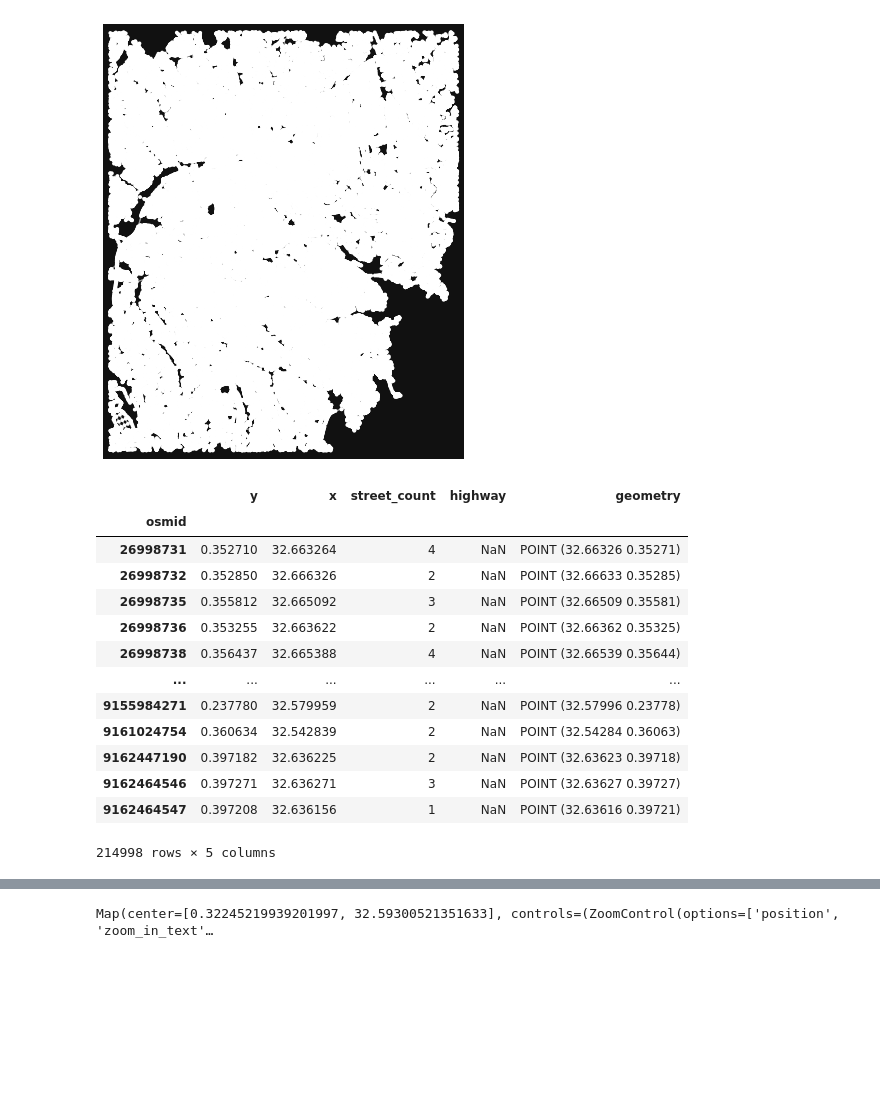
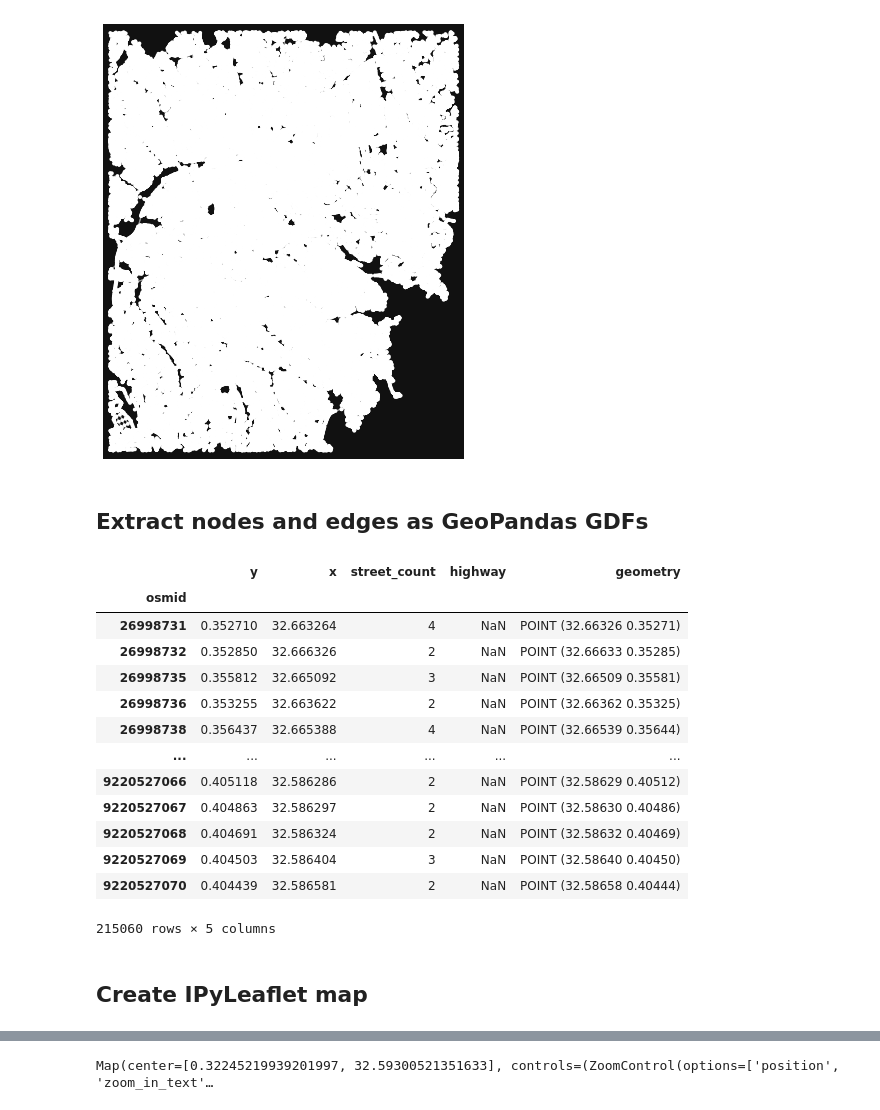
Before and after one commit to PHI-Case-Studies/2021-HELINA-COVID19-OSMNx-Workshop, a Jupyter notebook: NBXX-Appendix04-IPyLeaflet-Interactive-Routing.ipynb, the cells around one changed output, grey strips where cells are left out. Cells and saved outputs as stored; diff of their text form; code cells hidden in the pictures; blank space fills up the shorter version.

```diff
--- a/NBXX-Appendix04-IPyLeaflet-Interactive-Routing.ipynb
+++ b/NBXX-Appendix04-IPyLeaflet-Interactive-Routing.ipynb
@@ -5,28 +29,32 @@ from shapely.geometry import LineString, mapping
 import geopandas as gpd
 from ipyleaflet import *
 # %%
-G = ox.load_graphml('data/g_unprojected.graphml')
-fig, ax = ox.plot_graph(G)
+graph = ox.load_graphml('data/g_unprojected.graphml')
+fig, ax = ox.plot_graph(graph)
 # %% [output]
 [figure]
+# %% [markdown]
+## Extract nodes and edges as GeoPandas GDFs
 # %%
-nodes, edges = ox.graph_to_gdfs(G)
+nodes, edges = ox.graph_to_gdfs(graph)
 nodes
 # %% [output]
 |  | y | x | street_count | highway | geometry |
 | osmid |  |  |  |  |  |
 | 26998731 | 0.352710 | 32.663264 | 4 | NaN | POINT (32.66326 0.35271) |
 | 26998732 | 0.352850 | 32.666326 | 2 | NaN | POINT (32.66633 0.35285) |
 | 26998735 | 0.355812 | 32.665092 | 3 | NaN | POINT (32.66509 0.35581) |
 | 26998736 | 0.353255 | 32.663622 | 2 | NaN | POINT (32.66362 0.35325) |
 | 26998738 | 0.356437 | 32.665388 | 4 | NaN | POINT (32.66539 0.35644) |
 | ... | ... | ... | ... | ... | ... |
-| 9155984271 | 0.237780 | 32.579959 | 2 | NaN | POINT (32.57996 0.23778) |
-| 9161024754 | 0.360634 | 32.542839 | 2 | NaN | POINT (32.54284 0.36063) |
-| 9162447190 | 0.397182 | 32.636225 | 2 | NaN | POINT (32.63623 0.39718) |
-| 9162464546 | 0.397271 | 32.636271 | 3 | NaN | POINT (32.63627 0.39727) |
-| 9162464547 | 0.397208 | 32.636156 | 1 | NaN | POINT (32.63616 0.39721) |
+| 9220527066 | 0.405118 | 32.586286 | 2 | NaN | POINT (32.58629 0.40512) |
+| 9220527067 | 0.404863 | 32.586297 | 2 | NaN | POINT (32.58630 0.40486) |
+| 9220527068 | 0.404691 | 32.586324 | 2 | NaN | POINT (32.58632 0.40469) |
+| 9220527069 | 0.404503 | 32.586404 | 3 | NaN | POINT (32.58640 0.40450) |
+| 9220527070 | 0.404439 | 32.586581 | 2 | NaN | POINT (32.58658 0.40444) |
-214998 rows × 5 columns
+215060 rows × 5 columns
+# %% [markdown]
+## Create IPyLeaflet map
 # %%
 center = (0.32245219939201997, 32.59300521351633)
 m = Map(center=center, basemap=basemaps.CartoDB.Positron, zoom=15)
```
Also changed, not shown: parts of 10 cells of this notebook.
